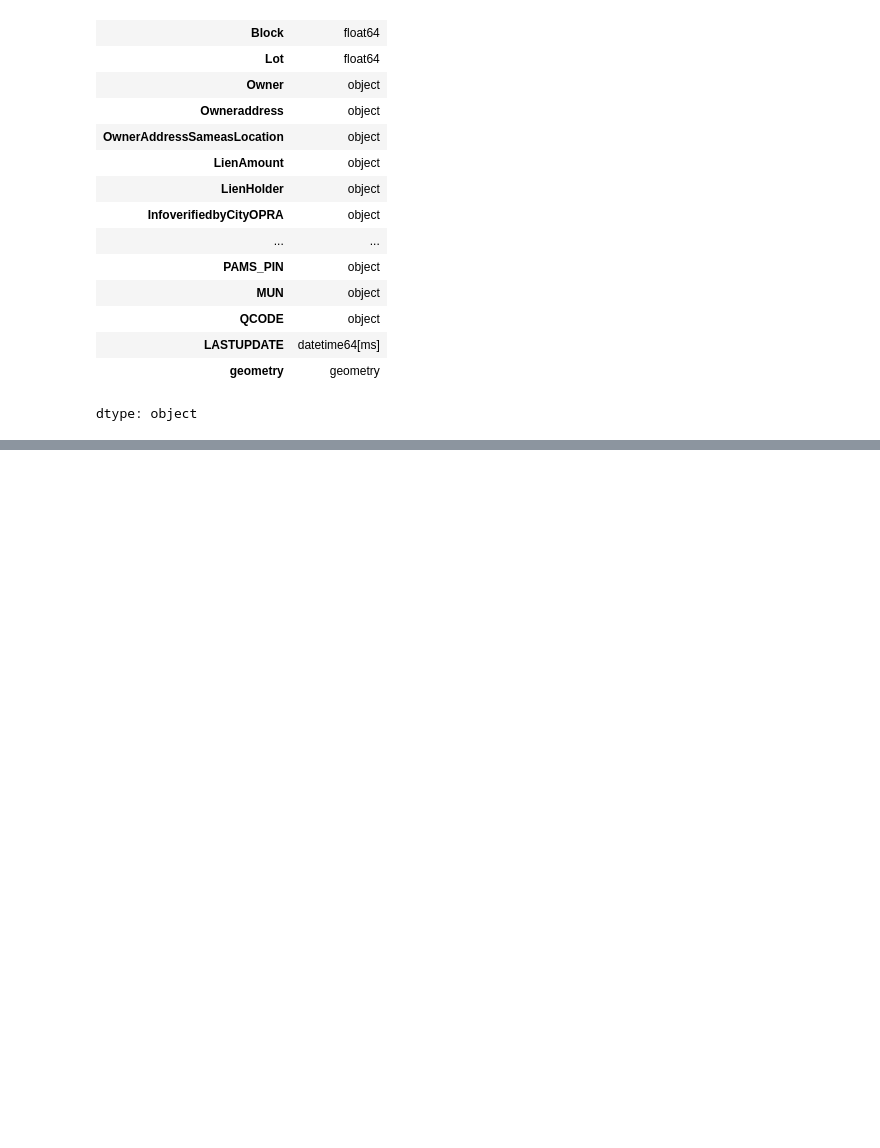
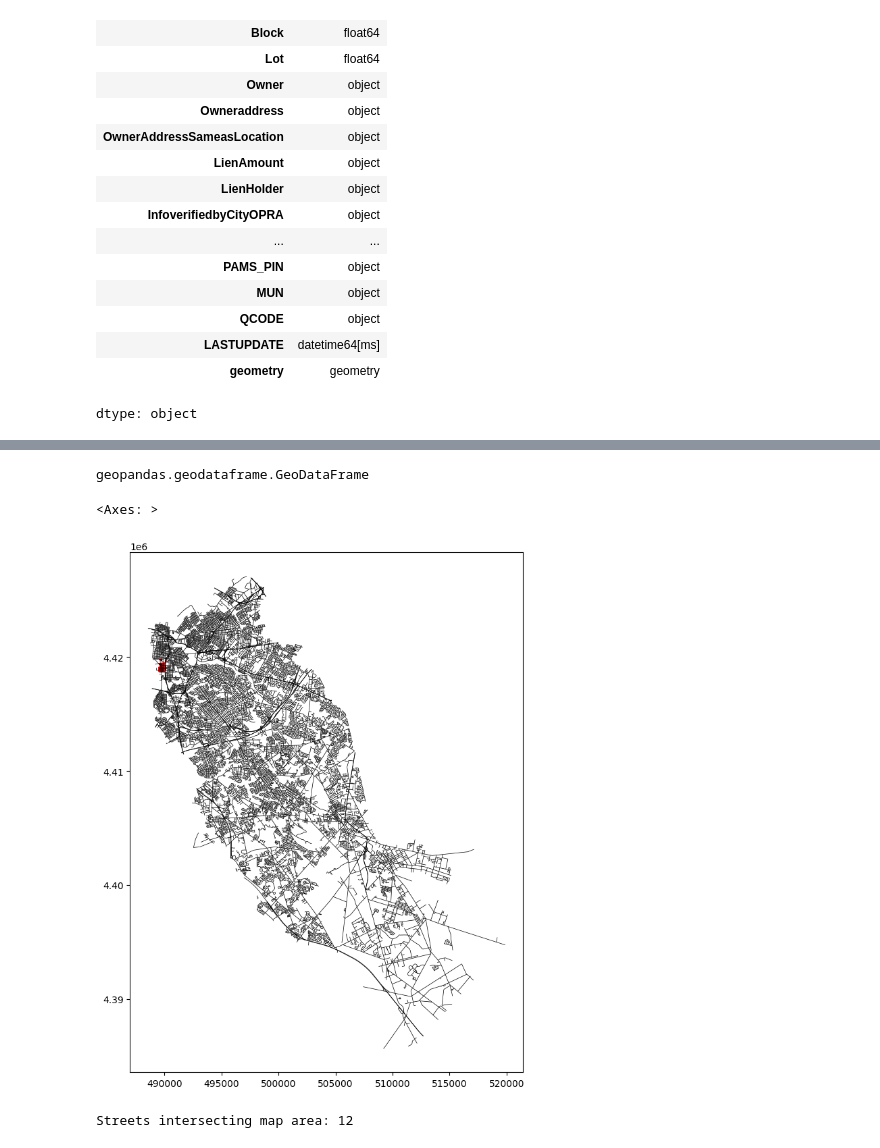
Before and after one commit to hbeck118/HOC-Project, a Jupyter notebook: hocdraft1.ipynb, the cells around one changed output, grey strips where cells are left out. Saved outputs shown, nothing was run; the diff lists cells and outputs as text; code cells hidden in the pictures; blank space fills up the shorter version.

```diff
--- a/hocdraft1.ipynb
+++ b/hocdraft1.ipynb
@@ -116,7 +116,7 @@ clip_city.dtypes
 dtype: object
 # %%
 #addint data collected by Heart of Camden about lots in Camden neighborhood Waterfront South
-dataHOC=pd.read_excel('https://docs.google.com/uc?id=1PbteEiv3627ZB2dA9DvzoZ3UzPs5PX1l&export=download')
+dataHOC=pd.read_excel('https://docs.google.com/uc?id=1mlO9TTyQeOzEw5aBJZx_VHe-MrDPxSSN&export=download')
 # %%
 dataHOC.head(5)
 # %% [output]
@@ -272,0 +279,8 @@ ax.set_yticks([]) #kills xticks
+# %%
+#uploading shapefile of Camden County road map, data from https://camdencountynj-ccdpw.opendata.arcgis.com/datasets/CCDPW::camden-county-road-network/explore?location=39.806982%2C-74.950147%2C10.82&showTable=true
+! wget -q -O camden_road.zip https://docs.google.com/uc?id=1kVbLuKwnPi7RCx81aJj09JAQlge-TOAm&export=download
+
+zip_ref = zipfile.ZipFile('camden_road.zip', 'r'); zip_ref.extractall(); zip_ref.close()
+cam_road=gpd.read_file('Camden_County_Road_Network.shp')
+# %%
+wf_south = cam_par2[cam_par2.geometry.intersects(HOCmap2.union_all())]
@@ -272,0 +303,4 @@ ax.set_yticks([]) #kills xticks
+# %%
+type(wf_south)
+# %% [output]
+geopandas.geodataframe.GeoDataFrame
@@ -272,0 +310,11 @@ ax.set_yticks([]) #kills xticks
+# %%
+ax = wf_south.plot(color='none', edgecolor='red', figsize=(10,10))
+cam_road.plot(ax=ax, color='black', linewidth=0.5)
+# %% [output]
+<Axes: >
+[figure, added]
+# %%
+intersecting_streets = cam_road[cam_road.geometry.intersects(wf_south.union_all())]
+print(f"Streets intersecting map area: {len(intersecting_streets)}")
+# %% [output]
+Streets intersecting map area: 12
```
Also changed, not shown: parts of 11 cells of this notebook.
